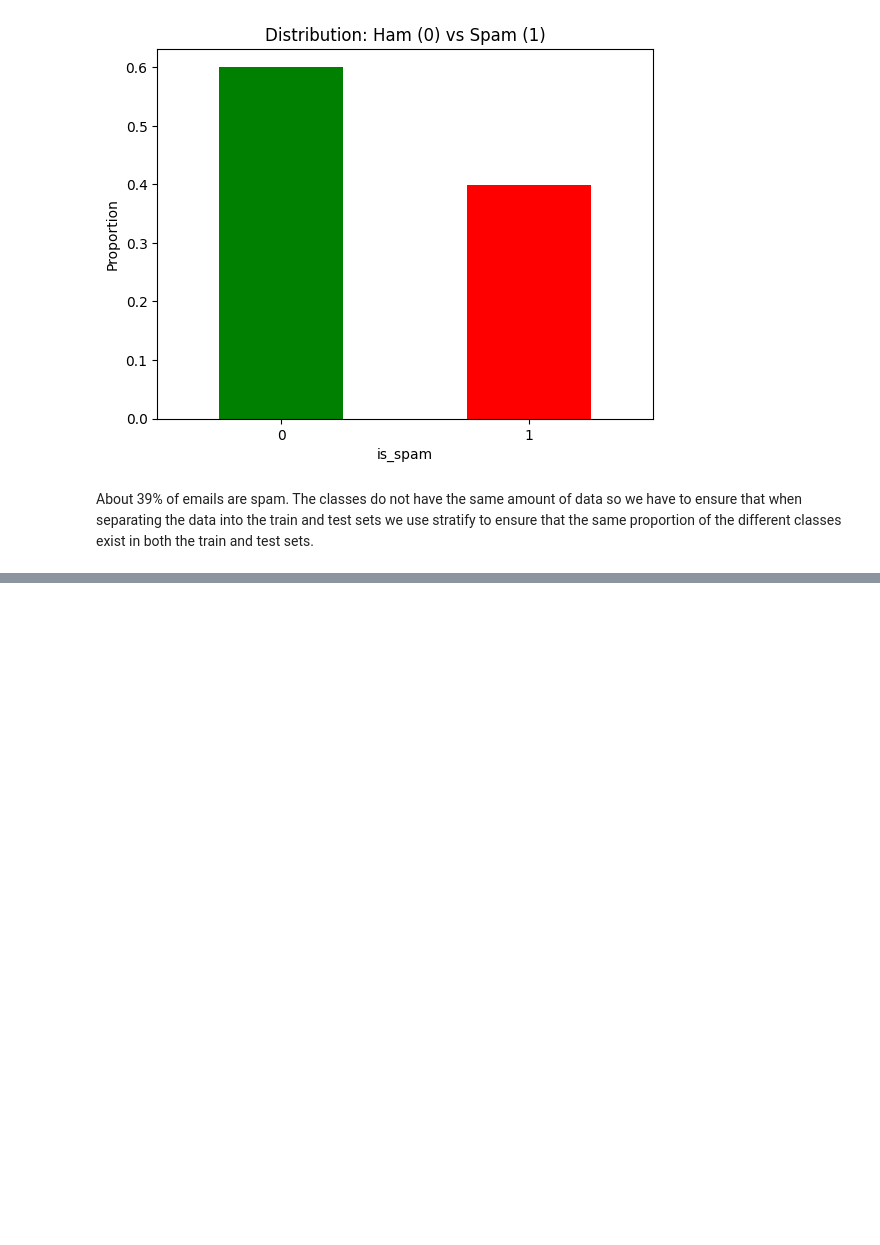
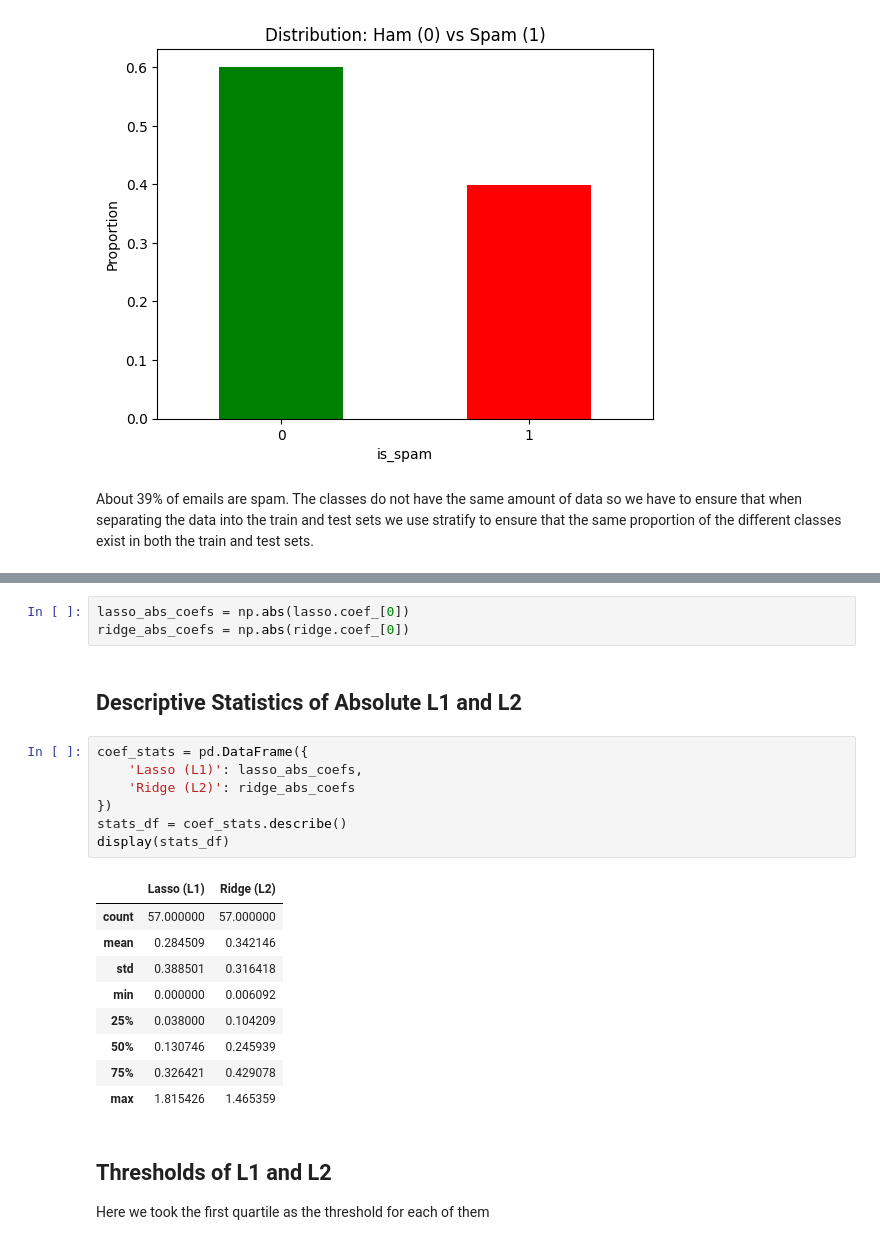
Before and after one commit to alajemba-vik/spamjam, a Jupyter notebook: notebooks/data_exploration.ipynb, the cells around one changed output, grey strips where cells are left out. Saved outputs shown, nothing was run; the diff lists cells and outputs as text; blank space fills up the shorter version.

```diff
--- a/notebooks/data_exploration.ipynb
+++ b/notebooks/data_exploration.ipynb
@@ -135,0 +197,25 @@ About 39% of emails are spam. The classes do not have the same amount of data so
+# %%
+lasso_abs_coefs = np.abs(lasso.coef_[0])
+ridge_abs_coefs = np.abs(ridge.coef_[0])
+# %% [markdown]
+## **Descriptive Statistics of Absolute L1 and L2**
+# %%
+coef_stats = pd.DataFrame({
+    'Lasso (L1)': lasso_abs_coefs,
+    'Ridge (L2)': ridge_abs_coefs
+})
+stats_df = coef_stats.describe()
+display(stats_df)
+# %% [output]
+|  | Lasso (L1) | Ridge (L2) |
+| count | 57.000000 | 57.000000 |
+| mean | 0.284509 | 0.342146 |
+| std | 0.388501 | 0.316418 |
+| min | 0.000000 | 0.006092 |
+| 25% | 0.038000 | 0.104209 |
+| 50% | 0.130746 | 0.245939 |
+| 75% | 0.326421 | 0.429078 |
+| max | 1.815426 | 1.465359 |
+# %% [markdown]
+## **Thresholds of L1 and L2**
+Here we took the first quartile as the threshold for each of them
```
Also changed, not shown: parts of 17 cells of this notebook, 2 other files.
